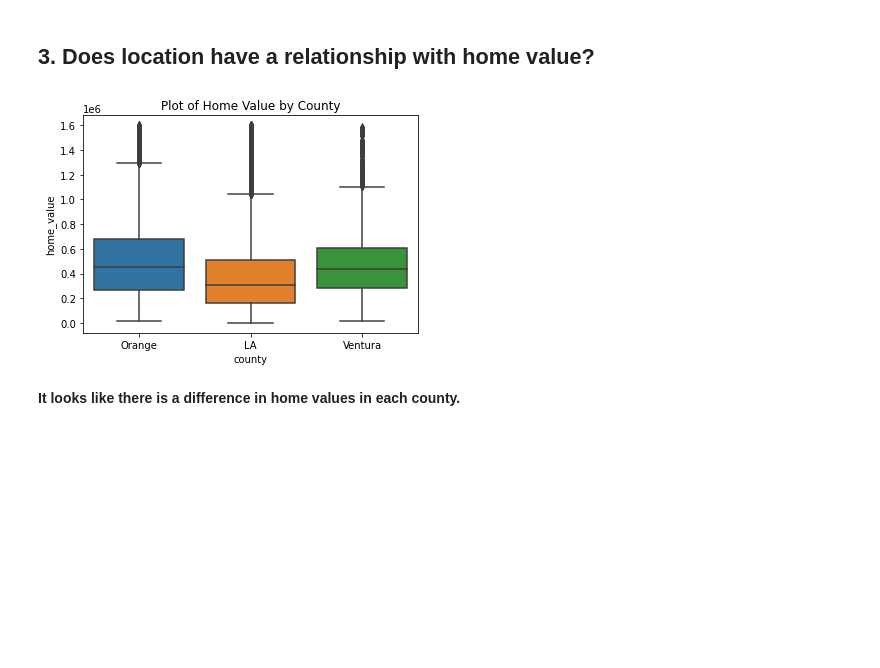
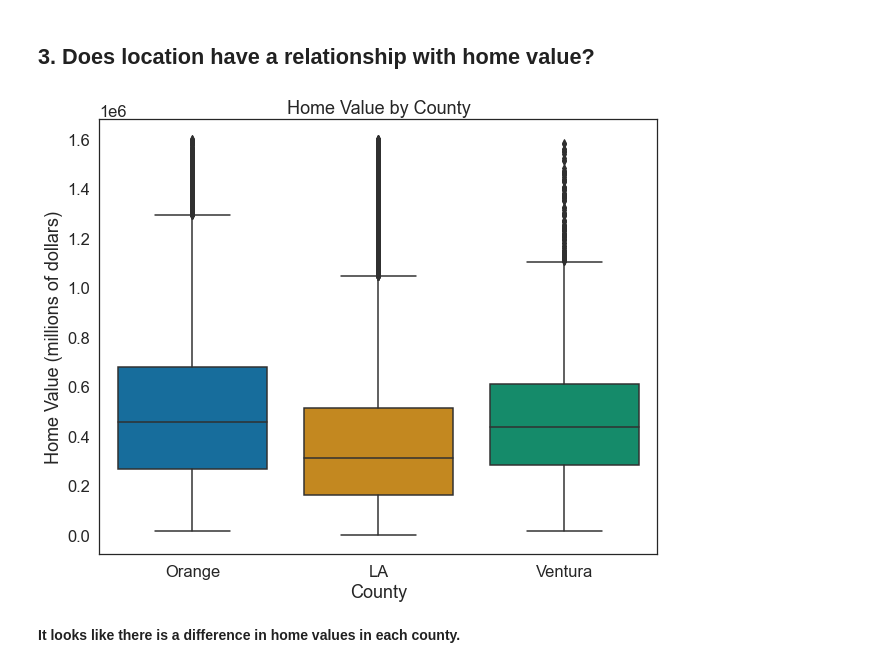
Before and after one commit to markydoug/zillow_project, a Jupyter notebook: report_draft1.ipynb, the cells around one changed output. Cells and saved outputs as stored; diff of their text form; code cells hidden in the pictures; blank space fills up the shorter version.

```diff
--- a/report_draft1.ipynb
+++ b/report_draft1.ipynb
@@ -151,12 +146,11 @@ p-value: 0.0
 **p < alpha, so we can reject the null hypothesis and say there is probably a a linear correlation between bath_bed_ratio and home value.**
 # %% [markdown]
 ## 3. Does location have a relationship with home value?
-# %%
-sns.boxplot(data = train, x = 'county', y = 'home_value' )
-plt.title('Plot of Home Value by County')
-plt.show()
-# %% [output]
-[figure, removed]
+# %%
+#show home value across the three counties
+e.county_viz(train)
+# %% [output]
+[figure, added]
 # %% [markdown]
 **It looks like there is a difference in home values in each county.**
 # %% [markdown]
```
Also changed, not shown: parts of 22 cells of this notebook.
